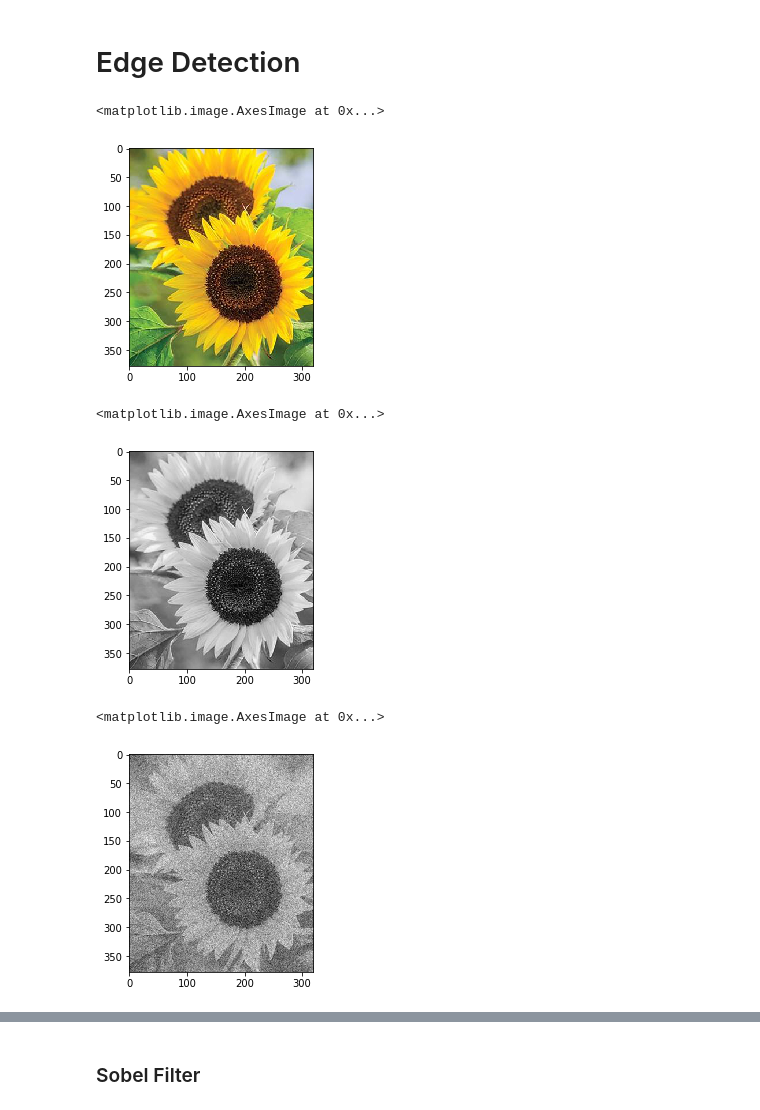
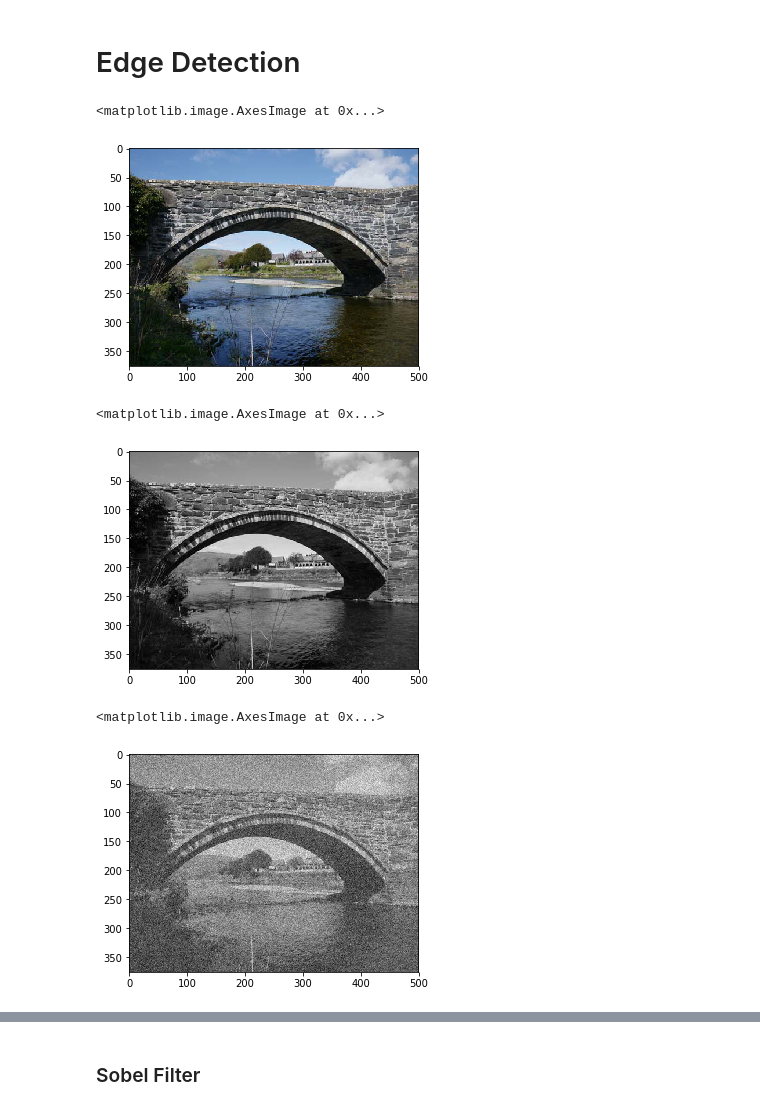
Before and after one commit to chloequinto/ImgProc, a Jupyter notebook: Project/Edge Detection.ipynb, the cells around one changed output, grey strips where cells are left out. Saved outputs shown, nothing was run; the diff lists cells and outputs as text; code cells hidden in the pictures.

```diff
--- a/Project/Edge Detection.ipynb
+++ b/Project/Edge Detection.ipynb
@@ -12,11 +12,11 @@ from PIL import Image
 import math
 from skimage.io import imread
 # %%
-image = imread('Sunflower.jpg');
+image = imread('arch-bridge.jpg');
 plt.imshow(image)
 # %% [output]
 <matplotlib.image.AxesImage at 0x...>
-[figure, old version]
+[figure, new version]
 # %%
 def grayscale(rgb):
     R = rgb[:,:,0]
@@ -30,7 +30,7 @@ greyImg = grayscale(image);
 plt.imshow(greyImg, cmap="gray")
 # %% [output]
 <matplotlib.image.AxesImage at 0x...>
-[figure, old version]
+[figure, new version]
 # %%
 def noise(image):
     row,col= image.shape
@@ -47,7 +47,7 @@ newI = noise(greyImg);
 plt.imshow(newI, cmap = "gray")
 # %% [output]
 <matplotlib.image.AxesImage at 0x...>
-[figure, old version]
+[figure, new version]
 # %%
 #side by side visualization for ease of comparison
 fig, ax = plt.subplots(1,2)
```
Also changed, not shown: parts of 9 cells of this notebook, 2 other files.
